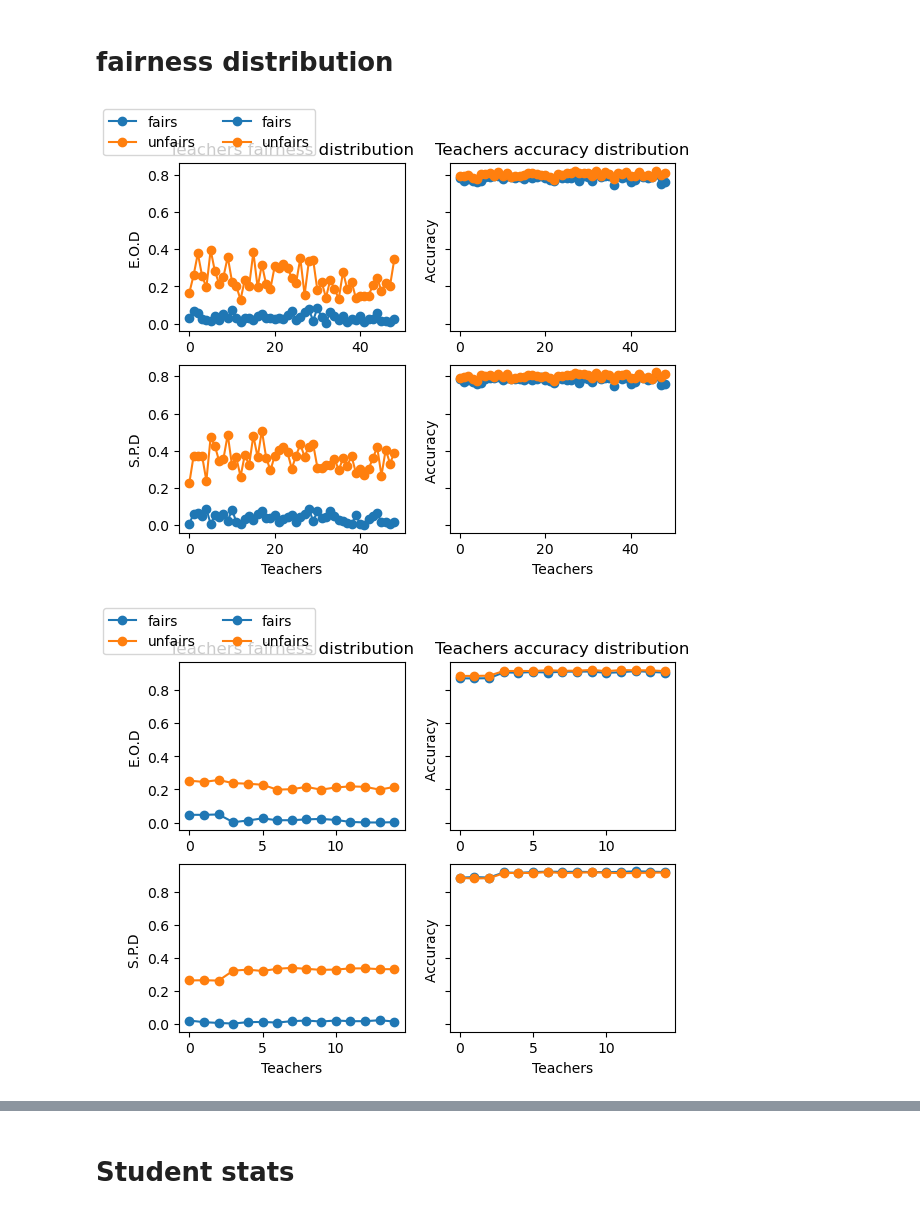
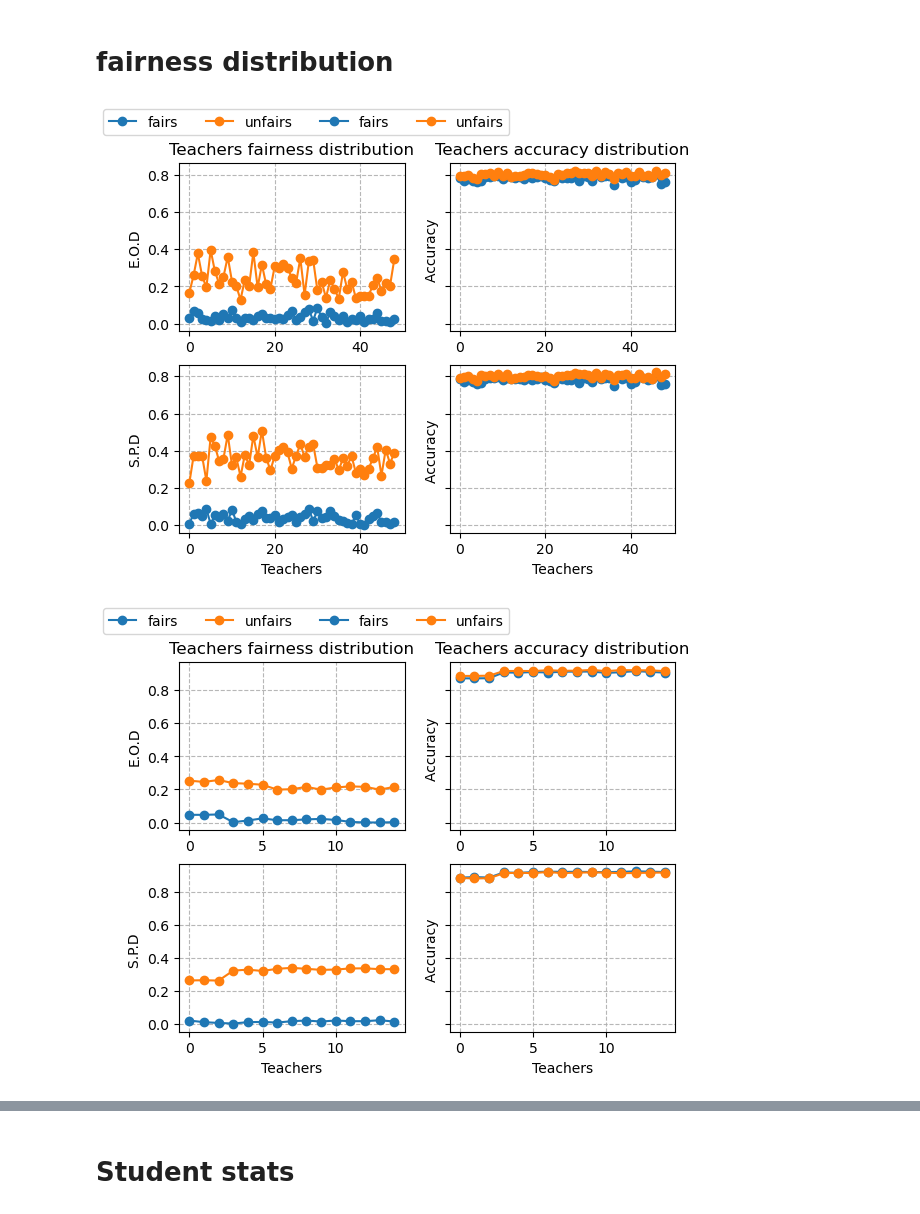
Before and after one commit to sabaly/TEFI-PATE, a Jupyter notebook: notebooks/manual_sampling.ipynb, the cells around one changed output, grey strips where cells are left out. Cells and saved outputs as stored; diff of their text form; code cells hidden in the pictures.

```diff
--- a/notebooks/manual_sampling.ipynb
+++ b/notebooks/manual_sampling.ipynb
@@ -13,23 +14,3 @@ states = ["HI", "CA", "PR", "NV", "NM", "OK", "NY", "WA", "AZ",  "MD",
 "TX", "VA", "MA", "GA", "CT", "OR", "IL", "RI", "NC", "CO", "DE", "LA", "UT",
 "FL", "MS", "SC", "AR", "SD", "AL", "MI", "KS", "ID", "MN", "TN", "OH", "IN",
 "MT", "PA", "NE", "MO", "WY", "ND", "WI", "KY", "NH", "ME", "IA", "VT", "WV"]
-# %%
-st_ind = 15
-state = states[st_ind]
-data_src = ACSDataSource(survey_year="2018", horizon="1-Year", survey="person")
-acs_data = data_src.get_data(states=[state], download=True)
-#acs_data["RAC1P"] = [2 if x!= 1 else 1 for x in acs_data["RAC1P"]]
-ACSEmploymentNew = BasicProblem(
-    features = ACSEmployment.features,
-    target = ACSEmployment.target,
-    target_transform=ACSEmployment.target_transform,
-    group = "SEX",
-    preprocess=employment_filter,
-    postprocess=lambda x: np.nan_to_num(x, -1)
-)
-features, labels, group = ACSEmploymentNew.df_to_numpy(acs_data)
-x_train, x_test, y_train, y_test, s_train, s_test = train_test_split(
-    features, labels, group, test_size=0.2, random_state=0
-)
-alpha = [100, 100]
-print(sum(group), " vs ", len(group))
@@ -38,14 +16,0 @@ print(sum(group), " vs ", len(group))
-# %%
-model = tf.keras.models.Sequential([
-        tf.keras.Input(x_train.shape[1:]),
-        tf.keras.layers.Dense(64, activation="relu"),
-        tf.keras.layers.Dense(16, activation="relu"),
-        tf.keras.layers.Dense(1, activation='sigmoid')
-    ])
-
-model.compile(optimizer=tf.keras.optimizers.Adam(learning_rate=1e-3),
-        loss=tf.keras.losses.BinaryCrossentropy(),
-        metrics=[tf.keras.metrics.BinaryAccuracy(name="accuracy"), tf.keras.metrics.Recall(name="recall")])
-
-model.fit(x_train, y_train, epochs=100, verbose=False)
-model.predict(x_test)
@@ -375,11 +294,16 @@ ax3.set_ylabel("S.P.D")
 ax4.set_ylabel("Accuracy ")
 ax4.set_xlabel("Teachers")
 
-fig.legend(loc="outside upper left", ncol=2)
+ax1.grid(True, linestyle='--', alpha=0.9)
+ax2.grid(True, linestyle='--', alpha=0.9)
+ax3.grid(True, linestyle='--', alpha=0.9)
+ax4.grid(True, linestyle='--', alpha=0.9)
+
+fig.legend(loc="outside upper left", ncol=4)
 plt.savefig("../img/acsemployment_teachers_stats.png")
 plt.show()
 # %% [output]
-[figure, old version]
+[figure, new version]
 # %%
 fairs = []
 ufairs = []
@@ -424,35 +348,40 @@ ax2.plot(list(range(len(f_acc))), f_acc, marker='o')
 ax2.plot(list(range(len(uf_acc))), uf_acc, marker='o')
 ax1.set_ylabel("E.O.D")
 ax1.set_title("Teachers fairness distribution")
 ax2.set_ylabel("Accuracy ")
 ax2.set_title("Teachers accuracy distribution")
 
 fairs = []
 ufairs = []
 f_acc, f_rec = [], []
 uf_acc, uf_rec = [], []
 for tchr in spd_fairs:
     f_acc.append(tchr.metrics["ACC"])
     fairs.append(tchr.metrics["SPD"])
 
 for tchr in spd_unfairs:
     uf_acc.append(tchr.metrics["ACC"])
     ufairs.append(tchr.metrics["SPD"])
 
 ax3.plot(list(range(len(fairs))), fairs, label="fairs", marker='o')
 ax3.plot(list(range(len(ufairs))), ufairs, label="unfairs", marker='o')
 ax4.plot(list(range(len(f_acc))), f_acc, marker='o')
 ax4.plot(list(range(len(uf_acc))), uf_acc, marker='o')
 ax3.set_xlabel("Teachers")
 ax3.set_ylabel("S.P.D ")
 ax4.set_ylabel("Accuracy ")
 ax4.set_xlabel("Teachers")
 
-fig.legend(loc="outside upper left", ncol=2)
+ax1.grid(True, linestyle='--', alpha=0.9)
+ax2.grid(True, linestyle='--', alpha=0.9)
+ax3.grid(True, linestyle='--', alpha=0.9)
+ax4.grid(True, linestyle='--', alpha=0.9)
+
+fig.legend(loc="outside upper left", ncol=4)
 plt.savefig("../img/adult_teachers_stats.png")
 plt.show()
 # %% [output]
-[figure, old version]
+[figure, new version]
 # %%
 import matplotlib.pyplot as plt
 fairs = []
```
Also changed, not shown: parts of 12 cells of this notebook, 15 other files.
